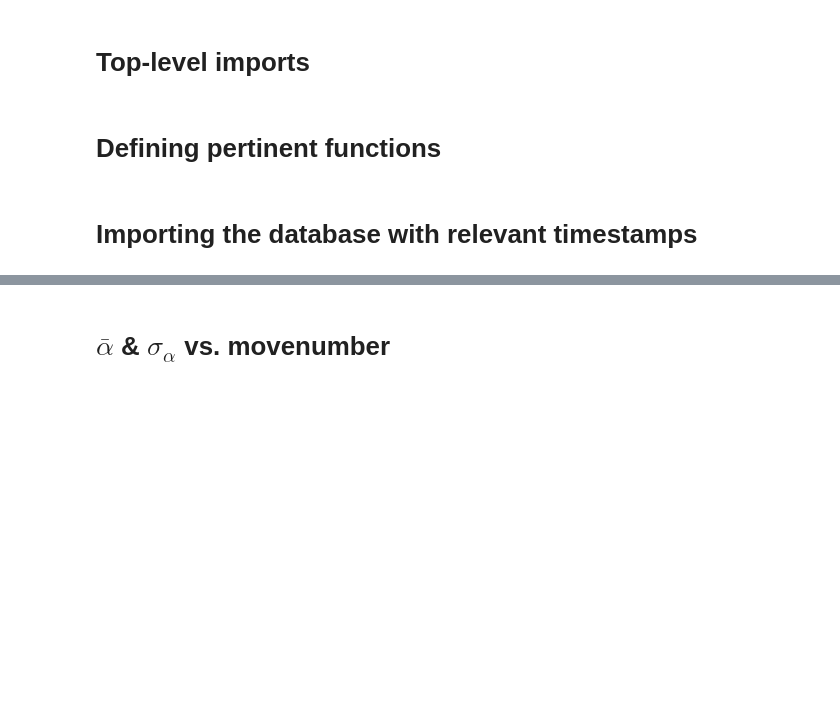
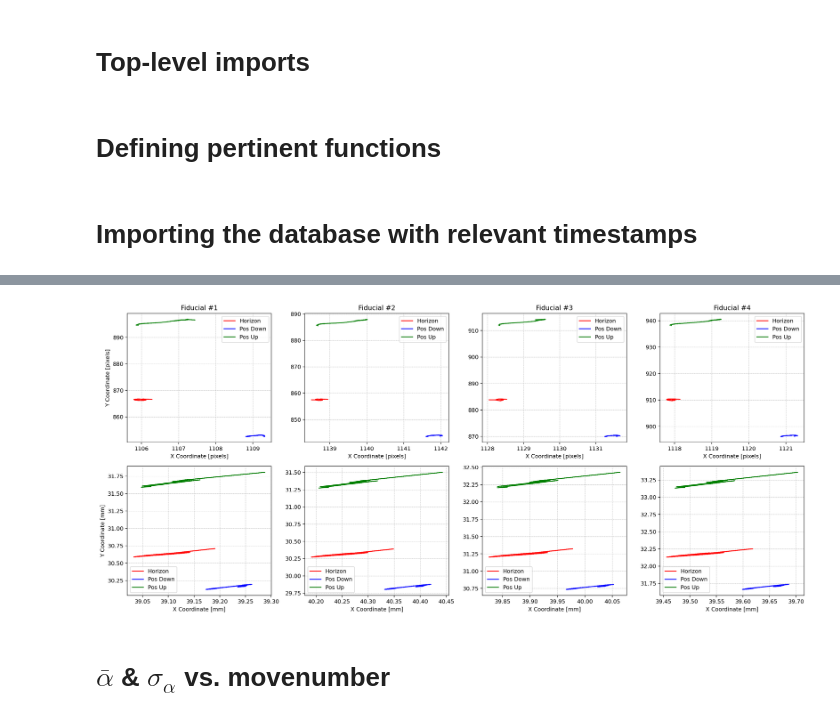
Before and after one commit to SSantosLab/DESI-QA, a Jupyter notebook: calib/Figures of Merit - long-arc tests.ipynb, the cells around one changed output, grey strips where cells are left out. Saved outputs shown, nothing was run; the diff lists cells and outputs as text; code cells hidden in the pictures; blank space fills up the shorter version.

```diff
--- a/calib/Figures of Merit - long-arc tests.ipynb
+++ b/calib/Figures of Merit - long-arc tests.ipynb
@@ -289,8 +291,9 @@ def getAlphas(df,backlash = 1.9,ramp=1.995):
             x_current, y_current,direction_current = arcs.loc[current]['xpix'],arcs.loc[current]['ypix'],arcs.loc[current]['direction']
 
             if direction_previous!=direction_current or (k==0 and j==0) or j==0:
-                alpha_arr = np.append(alpha_arr,angle_between((xc2_pix,yc2_pix),(x_previous, y_previous),(x_current, y_current))/(arcs.loc[current]['angle']+ramp))
-                req_arr = np.append(req_arr,arcs.loc[current]['angle']+ramp)
+                alpha_arr = np.append(alpha_arr,angle_between((xc2_pix,yc2_pix),(x_previous, y_previous),
+                                                              (x_current, y_current))/(arcs.loc[current]['angle']+2*ramp-backlash))
+                req_arr = np.append(req_arr,arcs.loc[current]['angle']+2*ramp-backlash)
 
             else:
                 alpha_arr = np.append(alpha_arr,angle_between((xc2_pix,yc2_pix),(x_previous, y_previous),(x_current, y_current))/(arcs.loc[current]['angle']+2*ramp))
@@ -392,2 +462,44 @@ df.insert(len(df.columns),'Std Alpha',std_alpha_session)
+# %%
+fid_index_start = 17
+MountConfigs = np.unique(df['Mount Configuration'])
+colors = ['red','blue','green']
+title = 'FiducialMovements'
+save=True
+# %%
+fig, axs = plt.subplots(2,4,figsize=[18,8])
+
+# Upper row
+for j in range(4):
+    for k in range(3):
+        axs[0,j].grid(linestyle='--',linewidth=0.5)
+        axs[0,j].plot(df[df['Mount Configuration']==MountConfigs[k]][df.columns.values[fid_index_start+2*j]],
+                    df[df['Mount Configuration']==MountConfigs[k]][df.columns.values[fid_index_start+2*j+1]],
+                    color=colors[k],label=MountConfigs[k])
+    axs[0,j].legend()
+    axs[0,j].set_xlabel('X Coordinate [pixels]')
+    axs[0,j].set_title('Fiducial #'+str(j+1))
+    axs[0,j].locator_params(axis='x', nbins=7)
+
+axs[0,0].set_ylabel('Y Coordinate [pixels]')
+
+# Lower Row
+for j in range(4):
+    for k in range(3):
+        axs[1,j].grid(linestyle='--',linewidth=0.5)
+        axs[1,j].plot(df[df['Mount Configuration']==MountConfigs[k]][df.columns.values[fid_index_start+2*j]]*df[df['Mount Configuration']==MountConfigs[k]]['pix2mm'],
+                    df[df['Mount Configuration']==MountConfigs[k]][df.columns.values[fid_index_start+2*j+1]]*df[df['Mount Configuration']==MountConfigs[k]]['pix2mm'],
+                    color=colors[k],label=MountConfigs[k])
+    axs[1,j].legend()
+    axs[1,j].set_xlabel('X Coordinate [mm]')
+
+axs[1,0].set_ylabel('Y Coordinate [mm]')
+fig.tight_layout()
+
+if save:
+    plt.savefig(figPath+title+".jpg",dpi=180)
+
+plt.show()
+# %% [output]
+[figure, added]
 # %% [markdown]
 # $\bar{\alpha}$ & $\sigma_{\alpha}$ vs. movenumber
```
Also changed, not shown: parts of 15 cells of this notebook, 19 other files.
